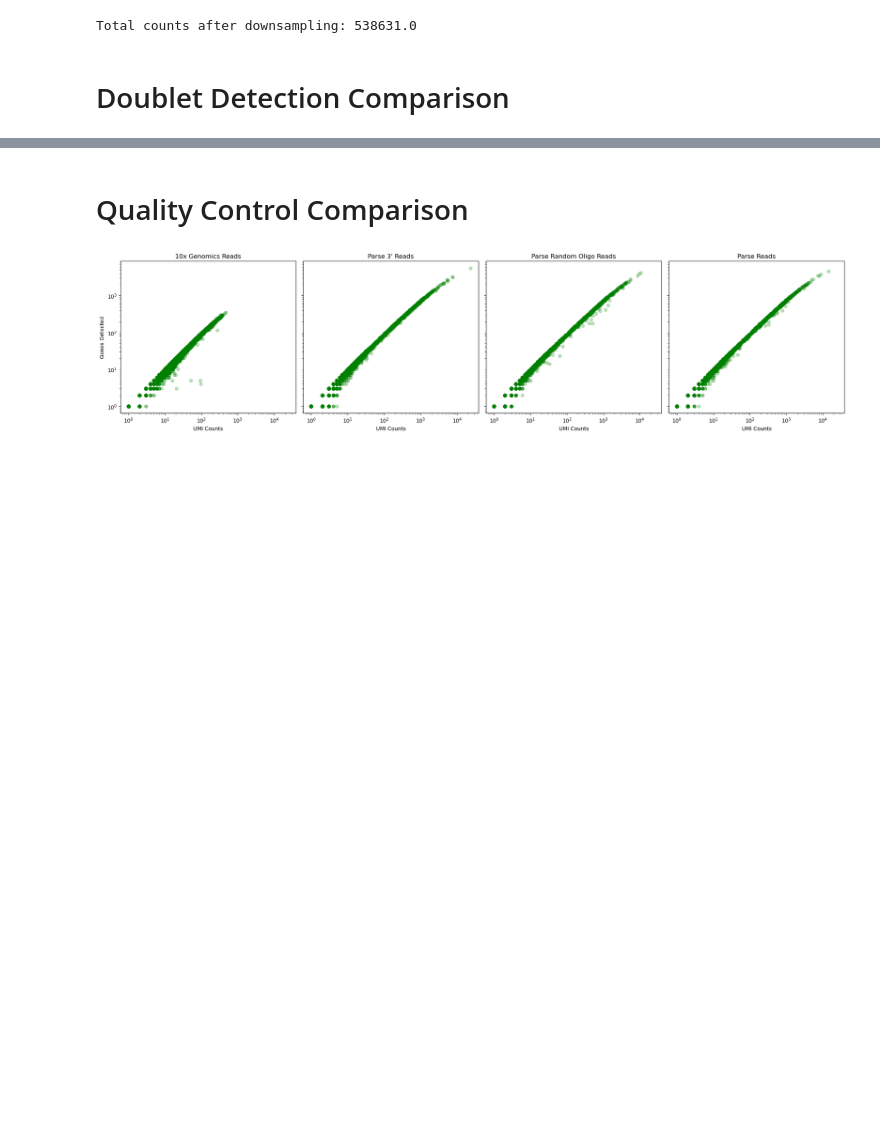
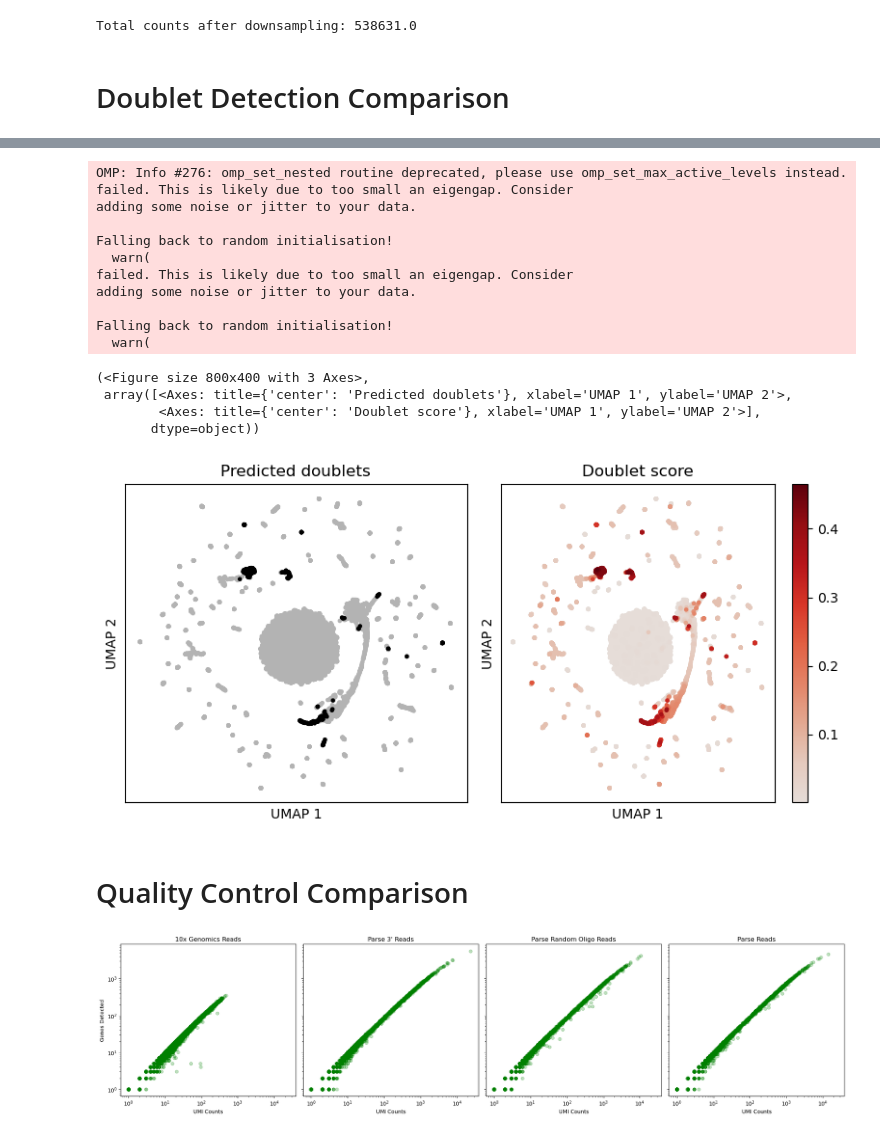
Before and after one commit to mcaskey6/10XvParse, a Jupyter notebook: Analysis 1/combo_test.ipynb, the cells around one changed output, grey strips where cells are left out. Cells and saved outputs as stored; diff of their text form; code cells hidden in the pictures; blank space fills up the shorter version.

```diff
--- a/Analysis 1/combo_test.ipynb
+++ b/Analysis 1/combo_test.ipynb
@@ -82,3 +90,23 @@ Text(0.5, 1.0, 'Predicted Doublet Percentage by Method')
+# %%
+scrub.set_embedding('UMAP', scr.get_umap(scrub.manifold_obs_, 10, min_dist=0.3))
+scrub.plot_embedding('UMAP', order_points=True)
+# %% [output]
+OMP: Info #276: omp_set_nested routine deprecated, please use omp_set_max_active_levels instead.
+failed. This is likely due to too small an eigengap. Consider
+adding some noise or jitter to your data.
+
+Falling back to random initialisation!
+  warn(
+failed. This is likely due to too small an eigengap. Consider
+adding some noise or jitter to your data.
+
+Falling back to random initialisation!
+  warn(
+(<Figure size 800x400 with 3 Axes>,
+ array([<Axes: title={'center': 'Predicted doublets'}, xlabel='UMAP 1', ylabel='UMAP 2'>,
+        <Axes: title={'center': 'Doublet score'}, xlabel='UMAP 1', ylabel='UMAP 2'>],
+       dtype=object))
+[figure, added]
 # %% [markdown]
 # Quality Control Comparison
 # %%
```
Also changed, not shown: parts of 7 cells of this notebook, 1 other file.
